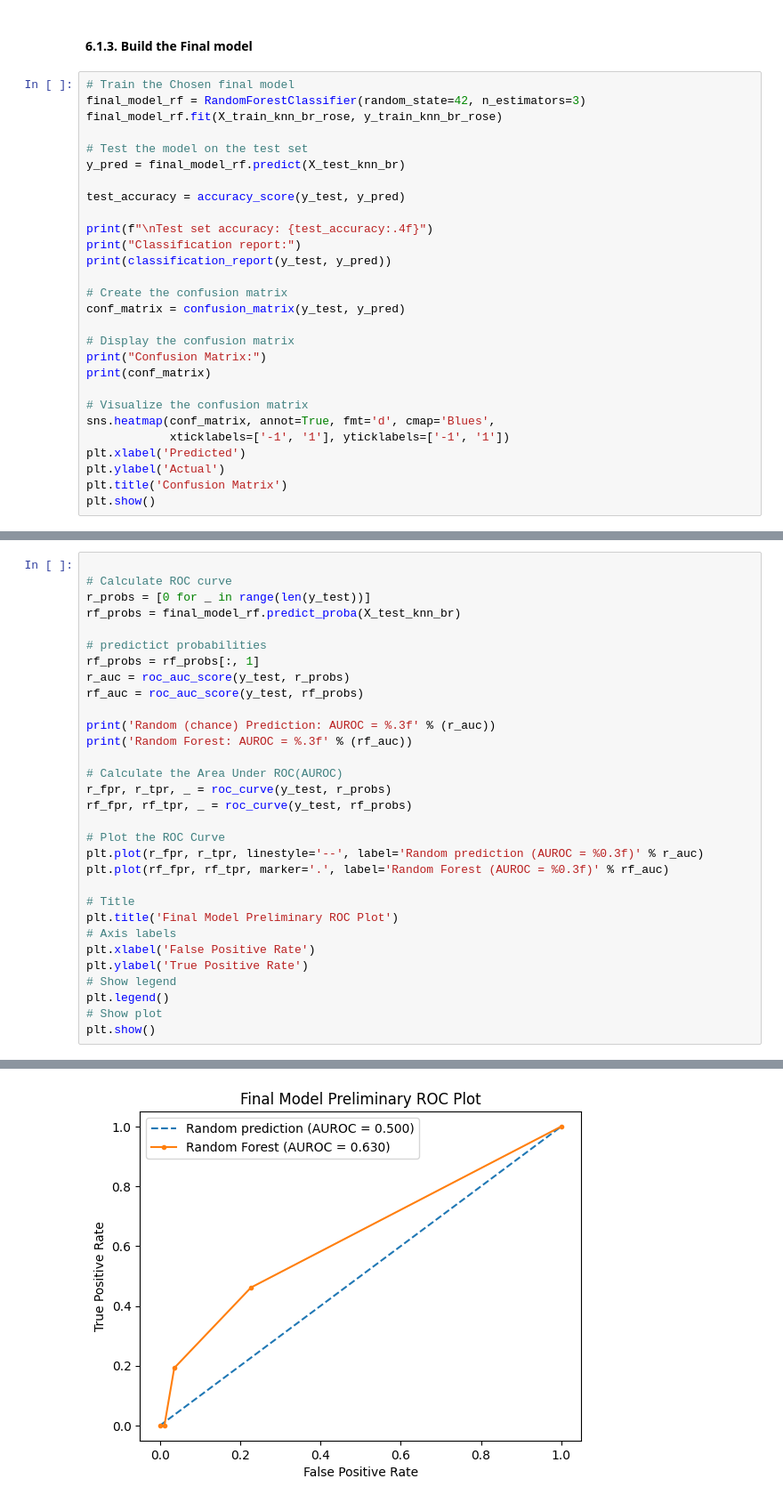
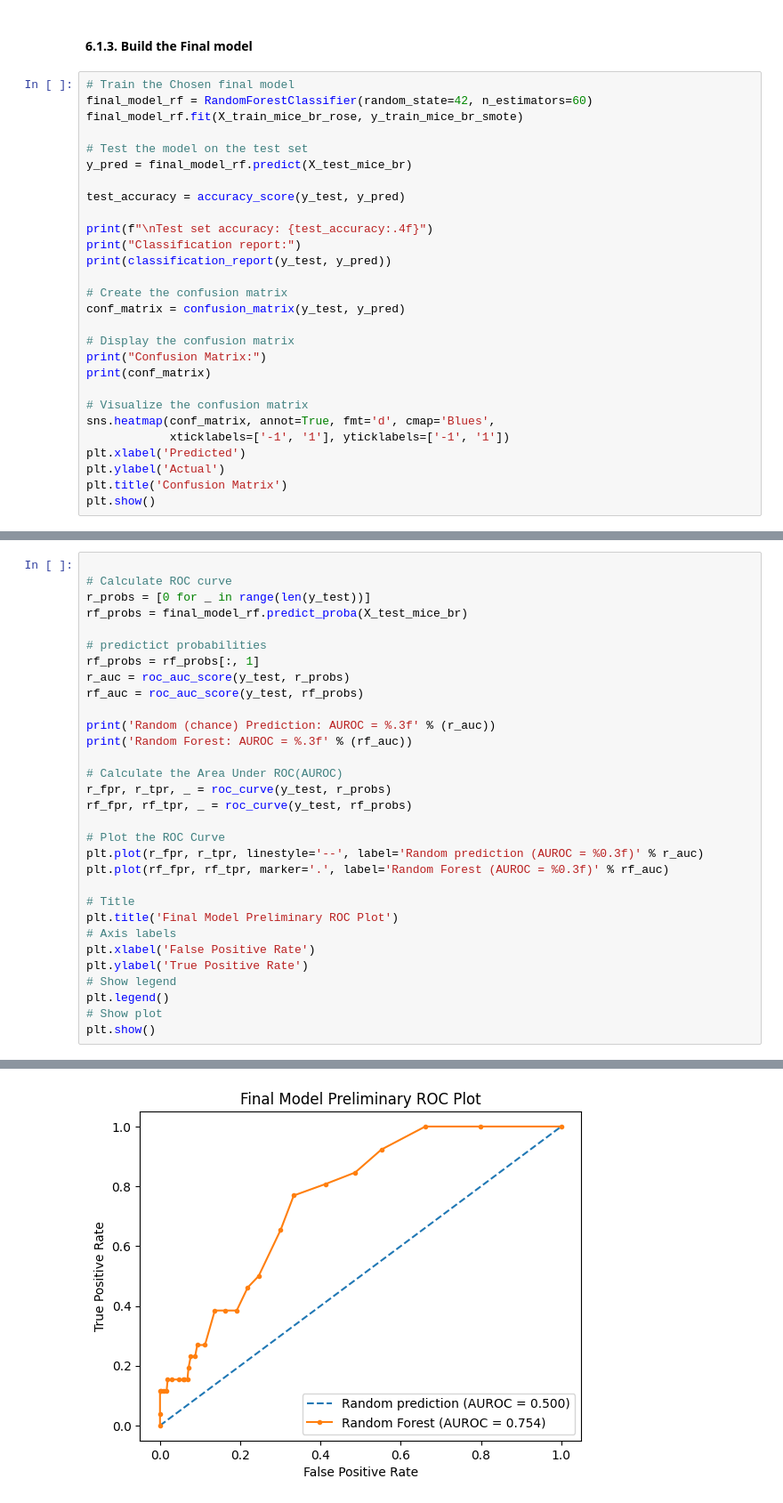
Before and after one commit to HayateSato/SECOM_Project, a Jupyter notebook: secom_file_draft_Majeed_Code2.ipynb, the cells around one changed output, grey strips where cells are left out. Shown at 89% size. Drawn from its saved outputs; the diff is of its cells as text.

Commit message:
models adjusted

```diff
--- a/secom_file_draft_Majeed_Code2.ipynb
+++ b/secom_file_draft_Majeed_Code2.ipynb
@@ -1683,11 +1683,11 @@ plt.show()
 #### 6.1.3. Build the Final model
 # %%
 # Train the Chosen final model
-final_model_rf = RandomForestClassifier(random_state=42, n_estimators=3)
-final_model_rf.fit(X_train_knn_br_rose, y_train_knn_br_rose)
+final_model_rf = RandomForestClassifier(random_state=42, n_estimators=60)
+final_model_rf.fit(X_train_mice_br_rose, y_train_mice_br_smote)
 
 # Test the model on the test set
-y_pred = final_model_rf.predict(X_test_knn_br)
+y_pred = final_model_rf.predict(X_test_mice_br)
 
 test_accuracy = accuracy_score(y_test, y_pred)
 
@@ -1729,7 +1729,7 @@ Confusion Matrix:
 
 # Calculate ROC curve
 r_probs = [0 for _ in range(len(y_test))]
-rf_probs = final_model_rf.predict_proba(X_test_knn_br)
+rf_probs = final_model_rf.predict_proba(X_test_mice_br)
 
 # predictict probabilities
 rf_probs = rf_probs[:, 1]
@@ -1762 +1762 @@ Random Forest: AUROC = 0.630
-[figure, old version]
+[figure, new version]
```
Also changed, not shown: parts of 2 cells of this notebook.
